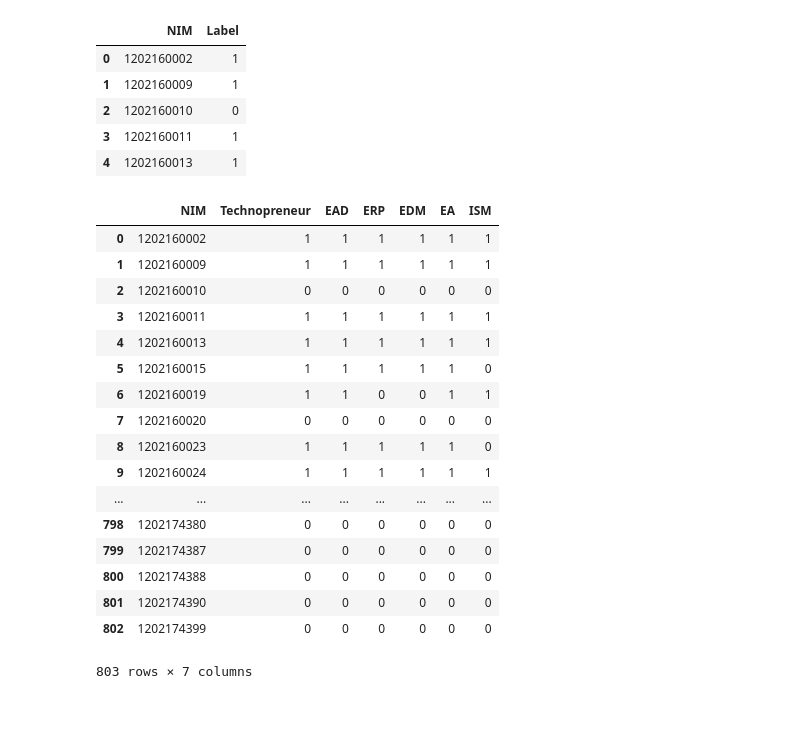
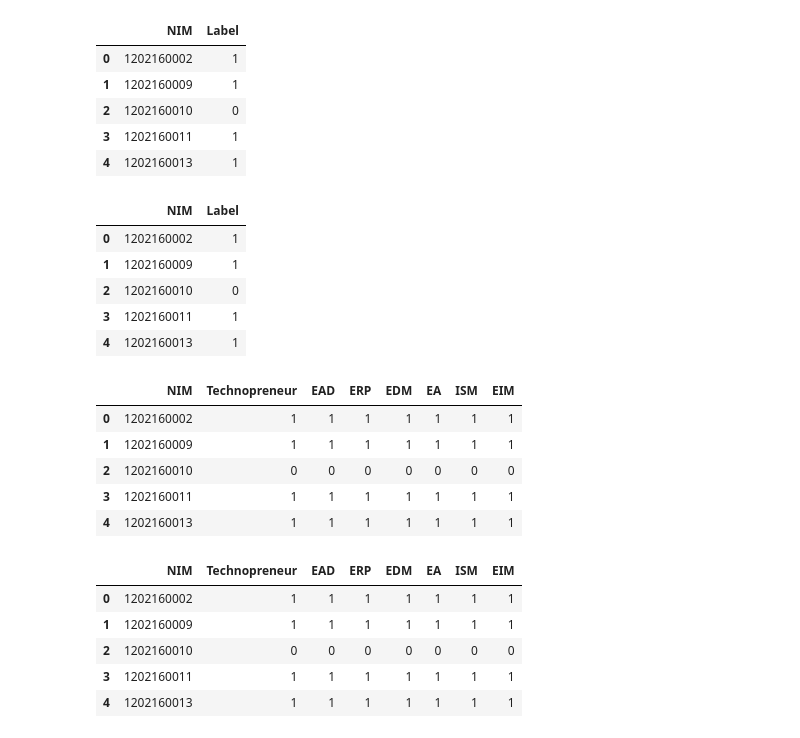
Before and after one commit to zasiem/Pekerti, a Jupyter notebook: Cluster v1.ipynb, the cells around one changed output. Cells and saved outputs as stored; diff of their text form; code cells hidden in the pictures; blank space fills up the shorter version.

```diff
--- a/Cluster v1.ipynb
+++ b/Cluster v1.ipynb
@@ -106,3 +108,13 @@ ism.head()
+# %%
+ism = clustering_peminatan('SE','Manjarkom','Sisop','MSDM')
+ism.head()
+# %% [output]
+|  | NIM | Label |
+| 0 | 1202160002 | 1 |
+| 1 | 1202160009 | 1 |
+| 2 | 1202160010 | 0 |
+| 3 | 1202160011 | 1 |
+| 4 | 1202160013 | 1 |
 # %%
 ism.to_csv('ism.csv')
 # %%
@@ -113,36 +125,36 @@ def filter_csv(name) :
     return temp
 
 techno = filter_csv("techno.csv")
-ea = filter_csv("ea.csv")
-ead = filter_csv("ead.csv")
-edm = filter_csv("edm.csv")
-erp = filter_csv("erp.csv")
-ism = filter_csv("ism.csv")
+ea = filter_csv("peminatan_csv/ea.csv")
+ead = filter_csv("peminatan_csv/ead.csv")
+edm = filter_csv("peminatan_csv/edm.csv")
+erp = filter_csv("peminatan_csv/erp.csv")
+ism = filter_csv("peminatan_csv/ism.csv")
+eim = filter_csv("peminatan_csv/eim.csv")
 # %%
 matriks = pd.DataFrame(data.NIM)
 matriks['Technopreneur'] = techno.Label
 matriks['EAD'] = ead.Label
 matriks['ERP'] = erp.Label
 matriks['EDM'] = edm.Label
 matriks['EA'] = ea.Label
 matriks['ISM'] = ism.Label
-matriks
+matriks['EIM'] = eim.Label
+matriks.head()
 # %% [output]
-|  | NIM | Technopreneur | EAD | ERP | EDM | EA | ISM |
-| 0 | 1202160002 | 1 | 1 | 1 | 1 | 1 | 1 |
-| 1 | 1202160009 | 1 | 1 | 1 | 1 | 1 | 1 |
-| 2 | 1202160010 | 0 | 0 | 0 | 0 | 0 | 0 |
-| 3 | 1202160011 | 1 | 1 | 1 | 1 | 1 | 1 |
-| 4 | 1202160013 | 1 | 1 | 1 | 1 | 1 | 1 |
-| 5 | 1202160015 | 1 | 1 | 1 | 1 | 1 | 0 |
-| 6 | 1202160019 | 1 | 1 | 0 | 0 | 1 | 1 |
-| 7 | 1202160020 | 0 | 0 | 0 | 0 | 0 | 0 |
-| 8 | 1202160023 | 1 | 1 | 1 | 1 | 1 | 0 |
-| 9 | 1202160024 | 1 | 1 | 1 | 1 | 1 | 1 |
-| ... | ... | ... | ... | ... | ... | ... | ... |
-| 798 | 1202174380 | 0 | 0 | 0 | 0 | 0 | 0 |
-| 799 | 1202174387 | 0 | 0 | 0 | 0 | 0 | 0 |
-| 800 | 1202174388 | 0 | 0 | 0 | 0 | 0 | 0 |
-| 801 | 1202174390 | 0 | 0 | 0 | 0 | 0 | 0 |
-| 802 | 1202174399 | 0 | 0 | 0 | 0 | 0 | 0 |
+|  | NIM | Technopreneur | EAD | ERP | EDM | EA | ISM | EIM |
+| 0 | 1202160002 | 1 | 1 | 1 | 1 | 1 | 1 | 1 |
+| 1 | 1202160009 | 1 | 1 | 1 | 1 | 1 | 1 | 1 |
+| 2 | 1202160010 | 0 | 0 | 0 | 0 | 0 | 0 | 0 |
+| 3 | 1202160011 | 1 | 1 | 1 | 1 | 1 | 1 | 1 |
+| 4 | 1202160013 | 1 | 1 | 1 | 1 | 1 | 1 | 1 |
-803 rows × 7 columns
+# %%
+matriks = matriks.iloc[:403]
+matriks.head()
+# %% [output]
+|  | NIM | Technopreneur | EAD | ERP | EDM | EA | ISM | EIM |
+| 0 | 1202160002 | 1 | 1 | 1 | 1 | 1 | 1 | 1 |
+| 1 | 1202160009 | 1 | 1 | 1 | 1 | 1 | 1 | 1 |
+| 2 | 1202160010 | 0 | 0 | 0 | 0 | 0 | 0 | 0 |
+| 3 | 1202160011 | 1 | 1 | 1 | 1 | 1 | 1 | 1 |
+| 4 | 1202160013 | 1 | 1 | 1 | 1 | 1 | 1 | 1 |
```
Also changed, not shown: parts of 6 cells of this notebook, 14 other files.
